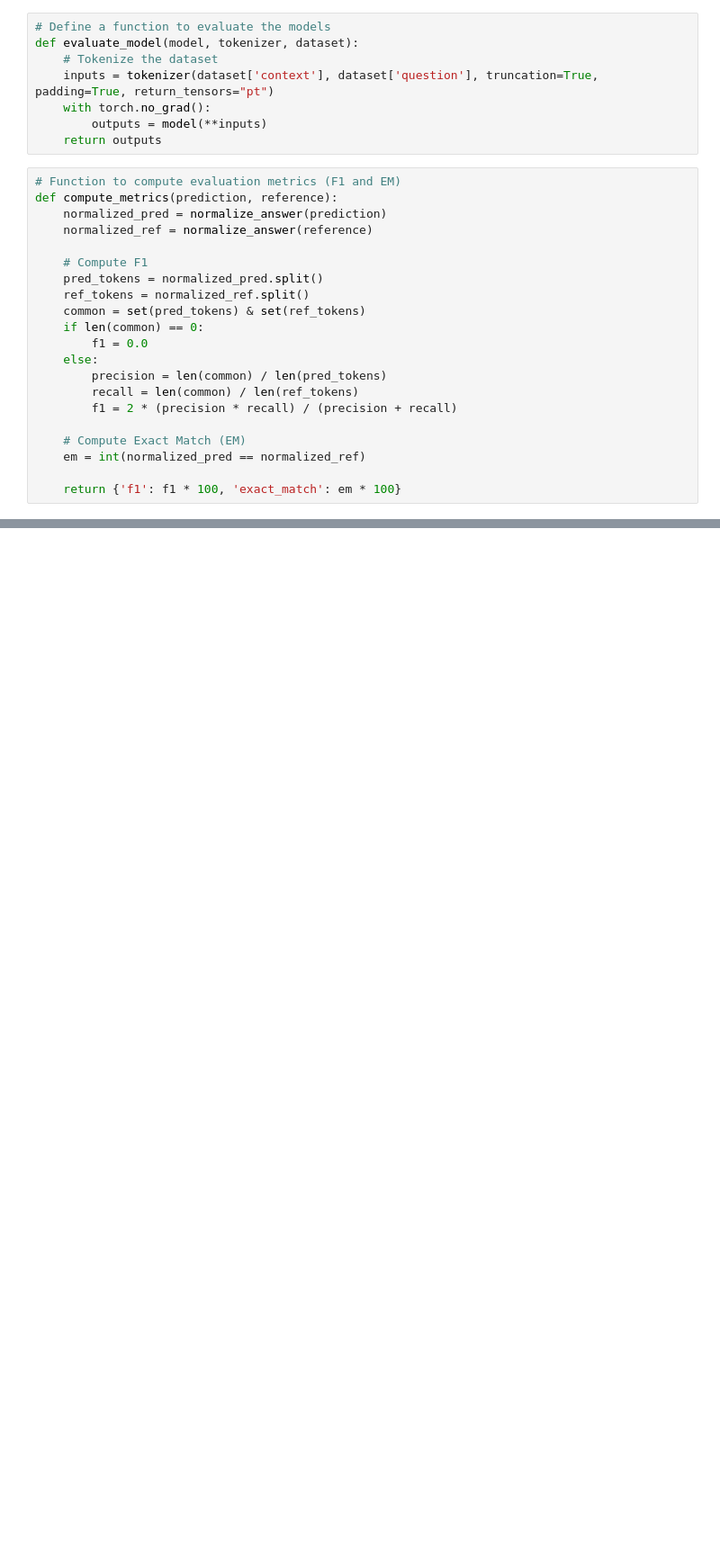
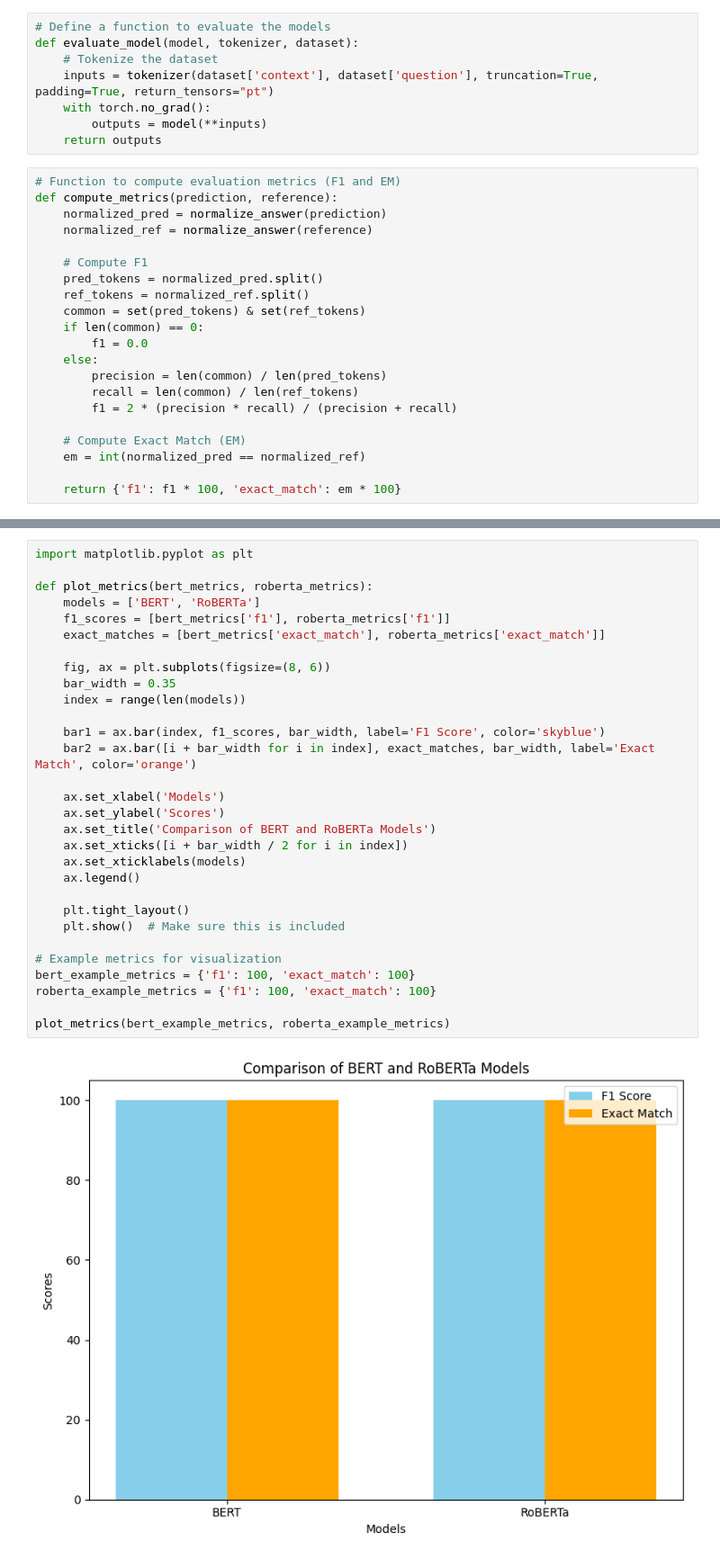
Before and after one commit to Veenasjsu/DeepLearning, a Jupyter notebook: HW2.ipynb, the cells around one changed output, grey strips where cells are left out. Shown at 90% size. Saved outputs shown, nothing was run; the diff lists cells and outputs as text; blank space fills up the shorter version.

Commit message:
updates in metrics and model

```diff
--- a/HW2.ipynb
+++ b/HW2.ipynb
@@ -175,3 +168,35 @@ Colab notebook detected. To show errors in colab notebook, set debug=True in lau
 
 This share link expires in 72 hours. For free permanent hosting and GPU upgrades, run `gradio deploy` from the terminal in the working directory to deploy to Hugging Face Spaces (https://huggingface.c ...
 [interactive output not drawn]
+# %%
+import matplotlib.pyplot as plt
+
+def plot_metrics(bert_metrics, roberta_metrics):
+    models = ['BERT', 'RoBERTa']
+    f1_scores = [bert_metrics['f1'], roberta_metrics['f1']]
+    exact_matches = [bert_metrics['exact_match'], roberta_metrics['exact_match']]
+
+    fig, ax = plt.subplots(figsize=(8, 6))
+    bar_width = 0.35
+    index = range(len(models))
+
+    bar1 = ax.bar(index, f1_scores, bar_width, label='F1 Score', color='skyblue')
+    bar2 = ax.bar([i + bar_width for i in index], exact_matches, bar_width, label='Exact Match', color='orange')
+
+    ax.set_xlabel('Models')
+    ax.set_ylabel('Scores')
+    ax.set_title('Comparison of BERT and RoBERTa Models')
+    ax.set_xticks([i + bar_width / 2 for i in index])
+    ax.set_xticklabels(models)
+    ax.legend()
+
+    plt.tight_layout()
+    plt.show()  # Make sure this is included
+
+# Example metrics for visualization
+bert_example_metrics = {'f1': 100, 'exact_match': 100}
+roberta_example_metrics = {'f1': 100, 'exact_match': 100}
+
+plot_metrics(bert_example_metrics, roberta_example_metrics)
+# %% [output]
+[figure, added]
```
Also changed, not shown: parts of 4 cells of this notebook.
